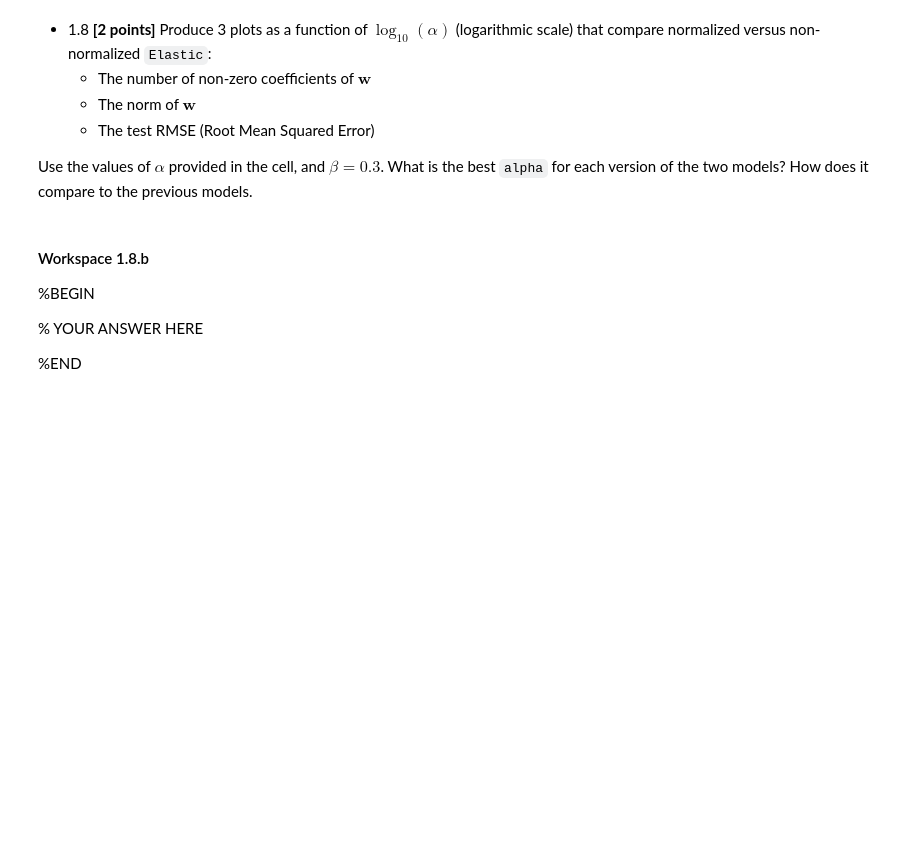
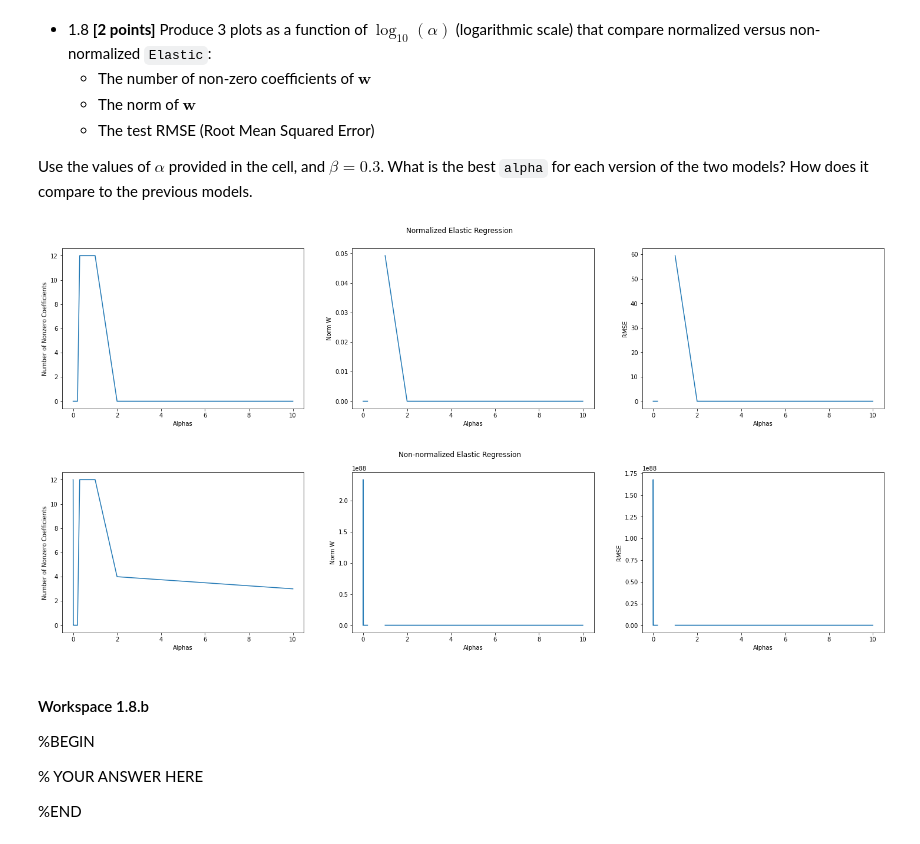
Before and after one commit to brianmoral/ML, a Jupyter notebook: Problem_Sets/Set-3/PS3-Brian-Morales.ipynb, the cells around one changed output. Drawn from its saved outputs; the diff is of its cells as text; code cells hidden in the pictures; blank space fills up the shorter version.

```diff
--- a/Problem_Sets/Set-3/PS3-Brian-Morales.ipynb
+++ b/Problem_Sets/Set-3/PS3-Brian-Morales.ipynb
@@ -464,3 +581,62 @@ alphas = [1e-4, 1e-3, 1e-2, 0.02, 0.05, 0.1, 0.2, 0.3, 1.0, 2.0, 10.0]
+# %%
+alphas = [1e-4, 1e-3, 1e-2, 0.02, 0.05, 0.1, 0.2, 0.3, 1.0, 2.0, 10.0]
+# Workspace 1.2
+#BEGIN
+num_nonzero_coef_arry = np.zeros(len(alphas))
+num_nonzero_coef_non_norm_arry = np.zeros(len(alphas))
+#normalized w arrays
+norm_w_arry = np.zeros(len(alphas))
+norm_w_non_norm_array = np.zeros(len(alphas))
+#rmse array
+rmse_arry = np.zeros(len(alphas))
+rmse_non_norm_arry = np.zeros(len(alphas))
+
+for _, alpha in enumerate(alphas):
+    norm_elastic = Elastic(np.log10(alpha), beta = 0.3, normalize=True)
+    non_norm_elastic = Elastic(np.log10(alpha), beta = 0.3, normalize = False)
+    num_coef, norm_w = norm_elastic.fit(house_prices.X_train, house_prices.y_train)
+    num_nonzer_coef_non_norm , norm_w_non_norm = non_norm_elastic.fit(house_prices.X_train, house_prices.y_train)
+    rmse = norm_elastic.evaluate(house_prices.X_test, house_prices.y_test)
+    rmse_non_norm = non_norm_elastic.evaluate(house_prices.X_test,house_prices.y_test)
+
+    num_nonzero_coef_arry[_] = num_coef
+    norm_w_arry[_] = norm_w
+
+    num_nonzero_coef_non_norm_arry[_] = num_nonzer_coef_non_norm
+    norm_w_non_norm_array[_] = norm_w_non_norm
+
+    rmse_arry[_] = rmse
+    rmse_non_norm_arry[_] = rmse_non_norm
+
+fig, (ax1, ax2, ax3) = plt.subplots(1, 3)
+fig.suptitle("Normalized Elastic Regression")
+ax1.set_xlabel('Alphas')
+ax1.set_ylabel('Number of Nonzero Coefficients')
+ax1.plot(alphas, num_nonzero_coef_arry)
+ax2.set_xlabel('Alphas')
+ax2.set_ylabel('Norm W')
+ax2.plot(alphas, norm_w_arry)
+ax3.set_xlabel('Alphas')
+ax3.set_ylabel('RMSE')
+ax3.plot(alphas, rmse_arry)
+plt.show()
+
+fig, (ax1, ax2, ax3) = plt.subplots(1, 3)
+fig.suptitle("Non-normalized Elastic Regression")
+ax1.set_xlabel('Alphas')
+ax1.set_ylabel('Number of Nonzero Coefficients')
+ax1.plot(alphas, num_nonzero_coef_non_norm_arry)
+ax2.set_xlabel('Alphas')
+ax2.set_ylabel('Norm W')
+ax2.plot(alphas, norm_w_non_norm_array)
+ax3.set_xlabel('Alphas')
+ax3.set_ylabel('RMSE')
+ax3.plot(alphas, rmse_non_norm_arry)
+plt.show()
+#END
+# %% [output]
+[figure, added]
+[figure, added]
 # %% [markdown]
 #### Workspace 1.8.b
 
```
Also changed, not shown: parts of 10 cells of this notebook.
